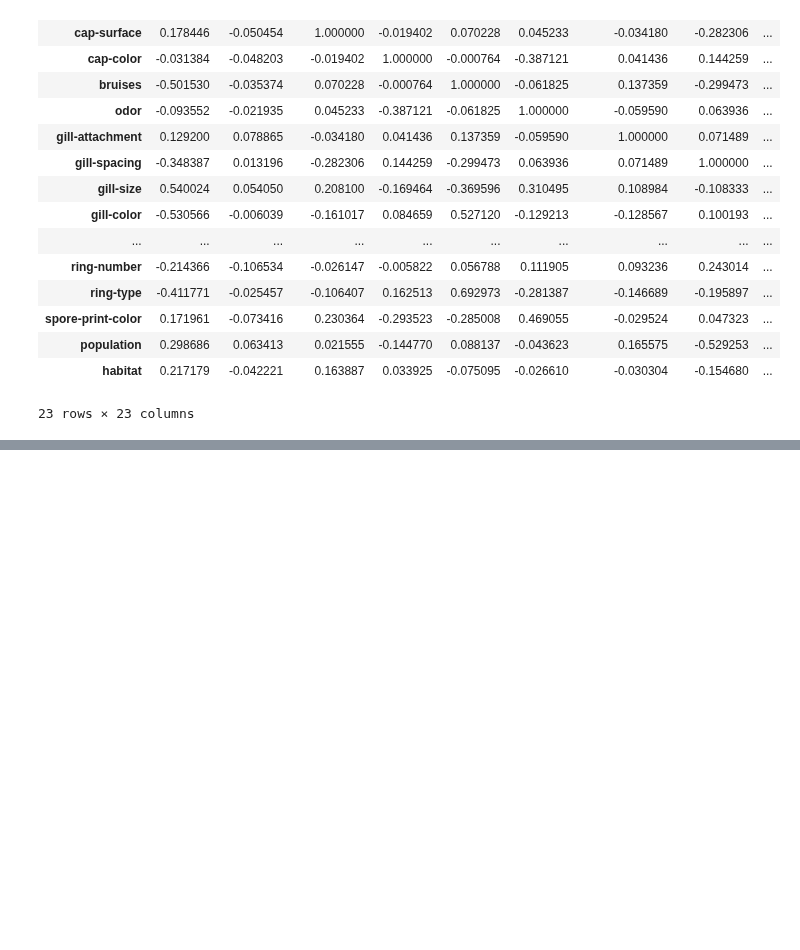
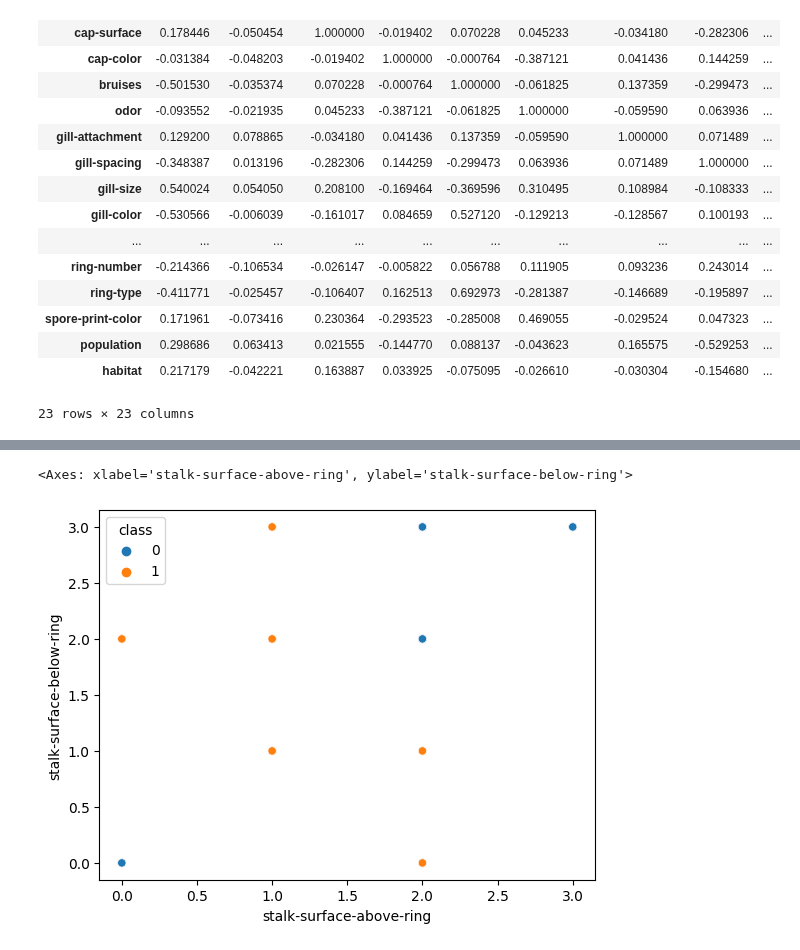
Before and after one commit to kdmwangi/Data-Science, a Jupyter notebook: mushroom_svm.ipynb, the cells around one changed output, grey strips where cells are left out. Cells and saved outputs as stored; diff of their text form; code cells hidden in the pictures; blank space fills up the shorter version.

```diff
--- a/mushroom_svm.ipynb
+++ b/mushroom_svm.ipynb
@@ -218,0 +281,7 @@ What this actually means is as the value increases for the columns there is a hi
+# %%
+# create a scatterplot of the two classes
+
+sns.scatterplot(data=dataset, x='stalk-surface-above-ring', y='stalk-surface-below-ring', hue='class')
+# %% [output]
+<Axes: xlabel='stalk-surface-above-ring', ylabel='stalk-surface-below-ring'>
+[figure, added]
```
Also changed, not shown: parts of 16 cells of this notebook.
